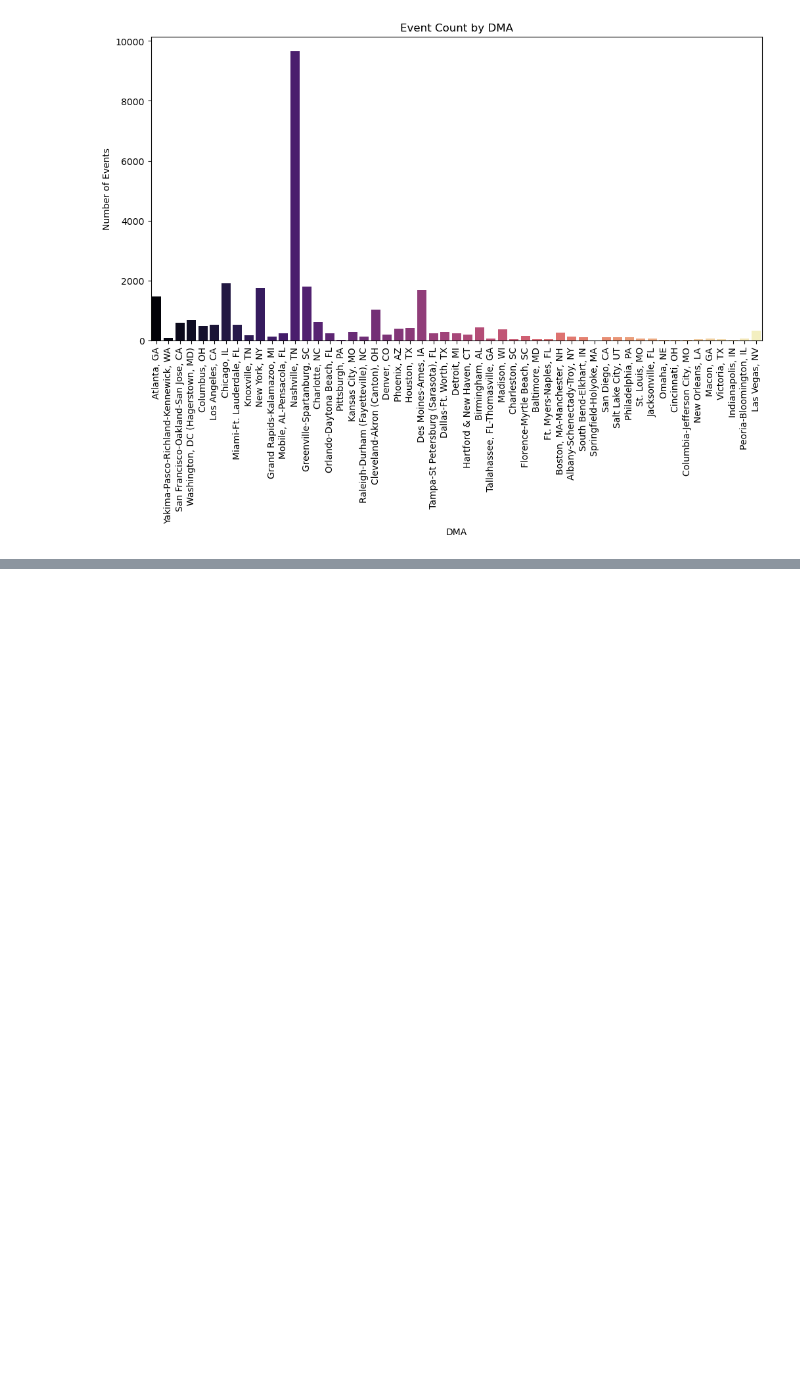
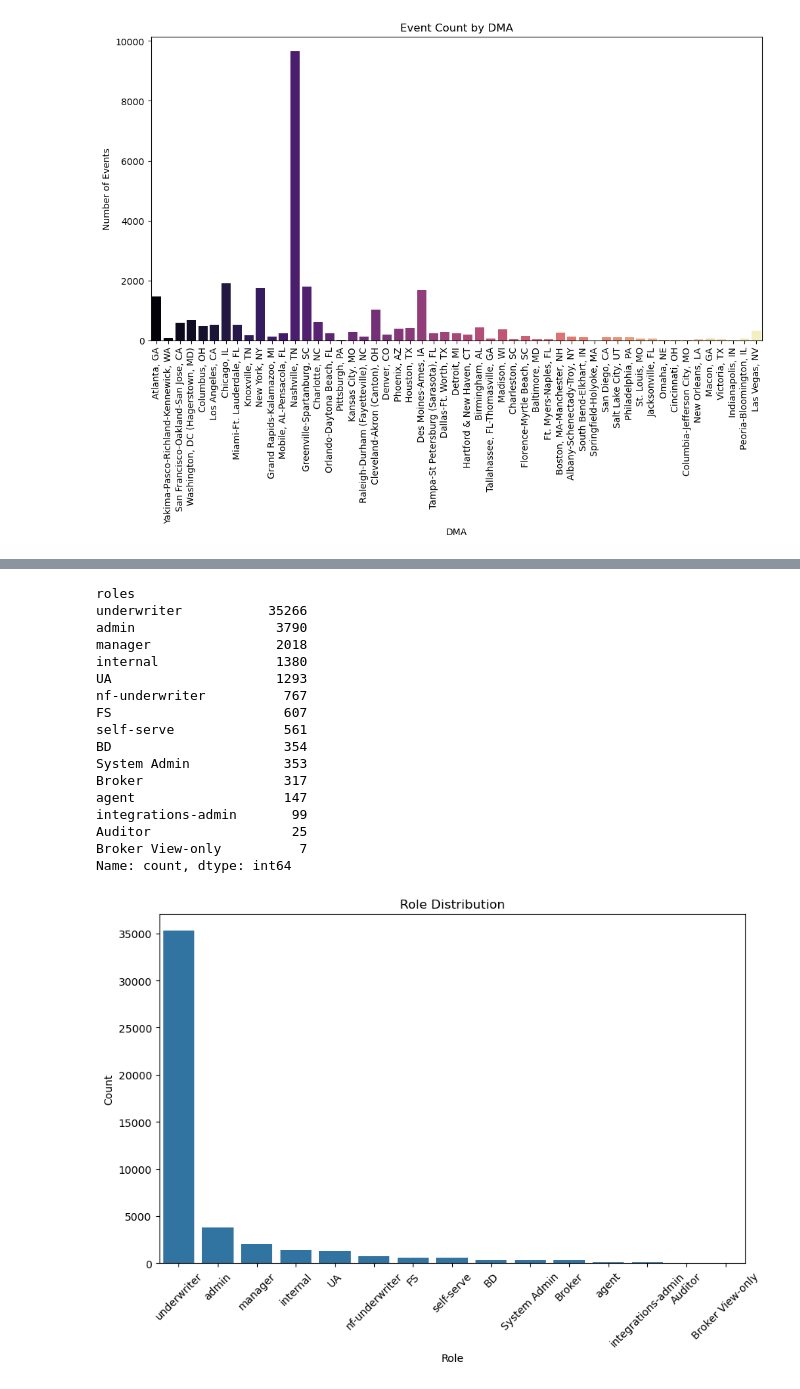
Before and after one commit to nyra-rodrigues/Federato-RiskOps-Platform-Optimization-Challenge, a Jupyter notebook: eda_misc.ipynb, the cells around one changed output, grey strips where cells are left out. Saved outputs shown, nothing was run; the diff lists cells and outputs as text; code cells hidden in the pictures; blank space fills up the shorter version.

```diff
--- a/eda_misc.ipynb
+++ b/eda_misc.ipynb
@@ -505,0 +616,41 @@ Passing `palette` without assigning `hue` is deprecated and will be removed in v
+# %%
+# User properties (roles)
+import ast
+
+# Convert string representation of lists into actual lists
+df['user_properties'] = df['user_properties'].apply(lambda x: ast.literal_eval(x))
+
+# Extract roles from user_properties
+df['roles'] = df['user_properties'].apply(lambda x: x.get('roles', []))
+
+# Count the most common roles
+roles = df['roles'].explode().value_counts()
+print(roles)
+
+# Plot role distribution
+plt.figure(figsize=(10, 6))
+sns.barplot(x=roles.index, y=roles.values)
+plt.title("Role Distribution")
+plt.xlabel("Role")
+plt.ylabel("Count")
+plt.xticks(rotation=45)
+plt.show()
+# %% [output]
+roles
+underwriter           35266
+admin                  3790
+manager                2018
+internal               1380
+UA                     1293
+nf-underwriter          767
+FS                      607
+self-serve              561
+BD                      354
+System Admin            353
+Broker                  317
+agent                   147
+integrations-admin       99
+Auditor                  25
+Broker View-only          7
+Name: count, dtype: int64
+[figure, added]
```
Also changed, not shown: parts of 8 cells of this notebook.
